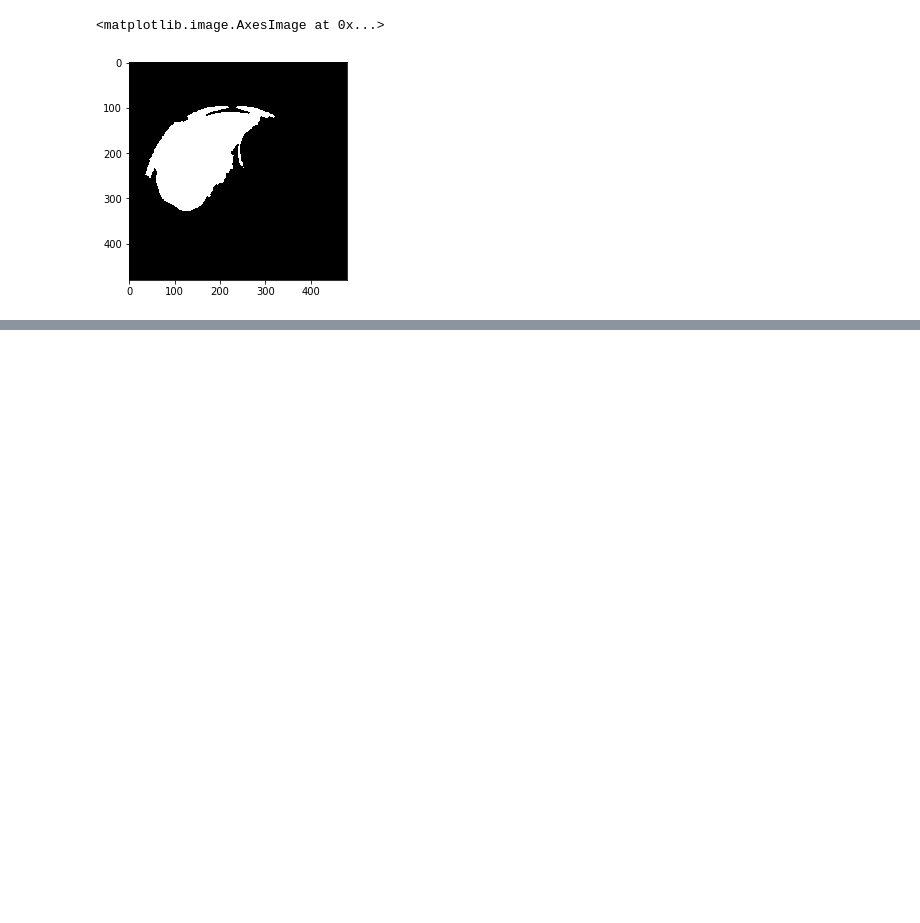
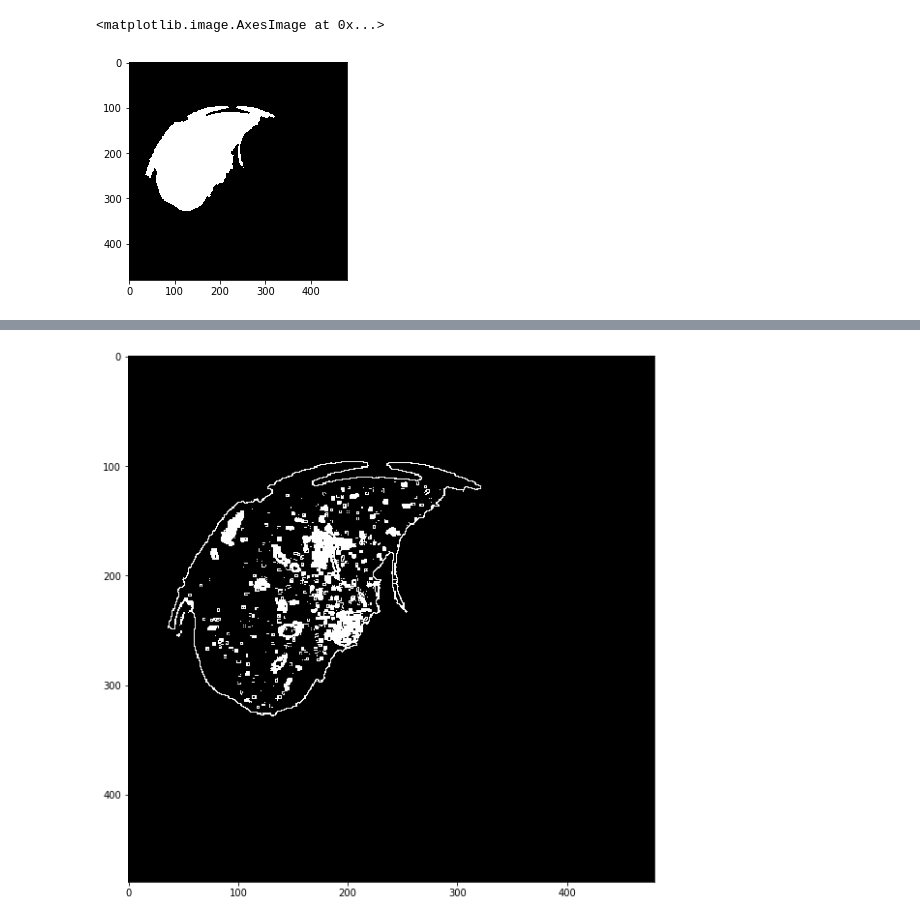
Before and after one commit to ShreyasDL/Liver-Cancer-Detection, a Jupyter notebook: watershed_liver.ipynb, the cells around one changed output, grey strips where cells are left out. Drawn from its saved outputs; the diff is of its cells as text; code cells hidden in the pictures; blank space fills up the shorter version.

```diff
--- a/watershed_liver.ipynb
+++ b/watershed_liver.ipynb
@@ -153,0 +154,8 @@ TypeError: only size-1 arrays can be converted to Python scalars
+# %%
+outp_gray = cv2.cvtColor(outp,cv2.COLOR_BGR2GRAY)
+# %%
+ret,ct_thresh = cv2.threshold(outp_gray,30,128,cv2.THRESH_BINARY)
+# %%
+display(ct_thresh)
+# %% [output]
+[figure, added]
```
Also changed, not shown: parts of 36 cells of this notebook.
